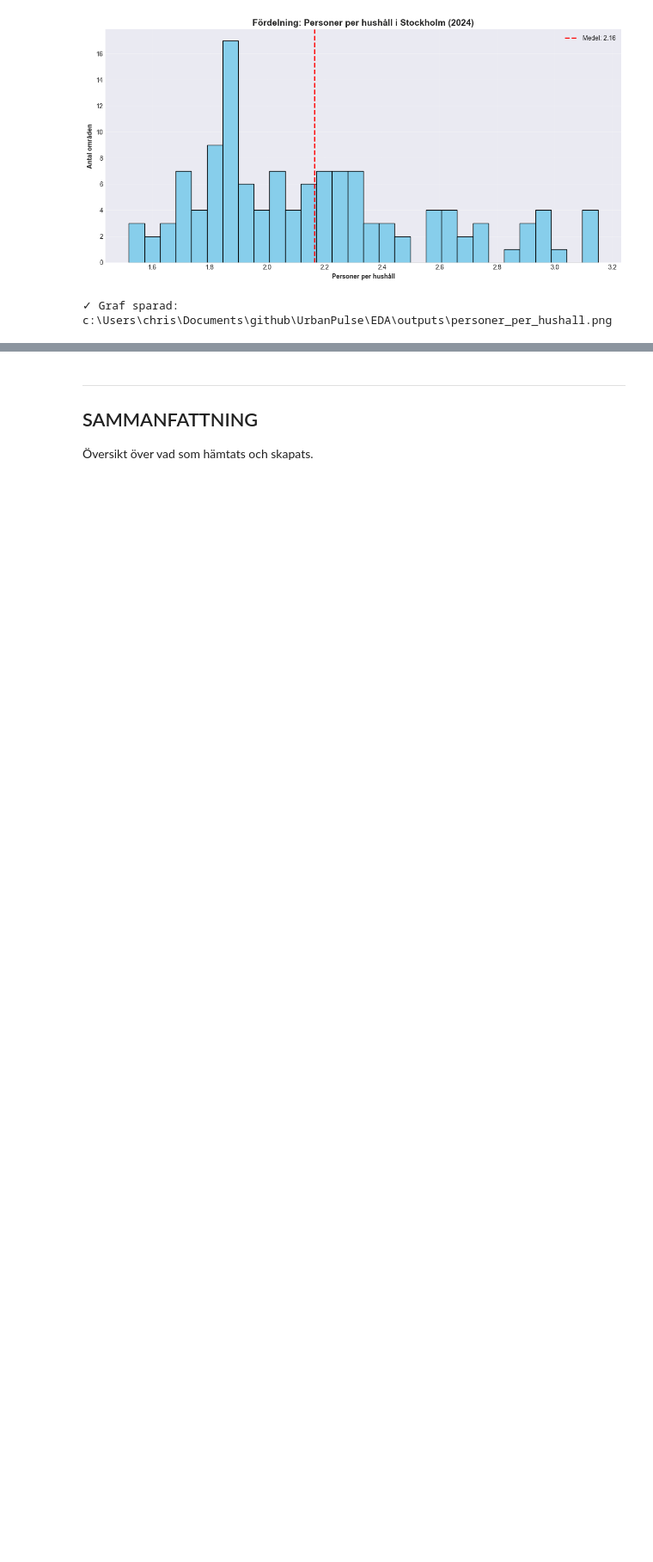
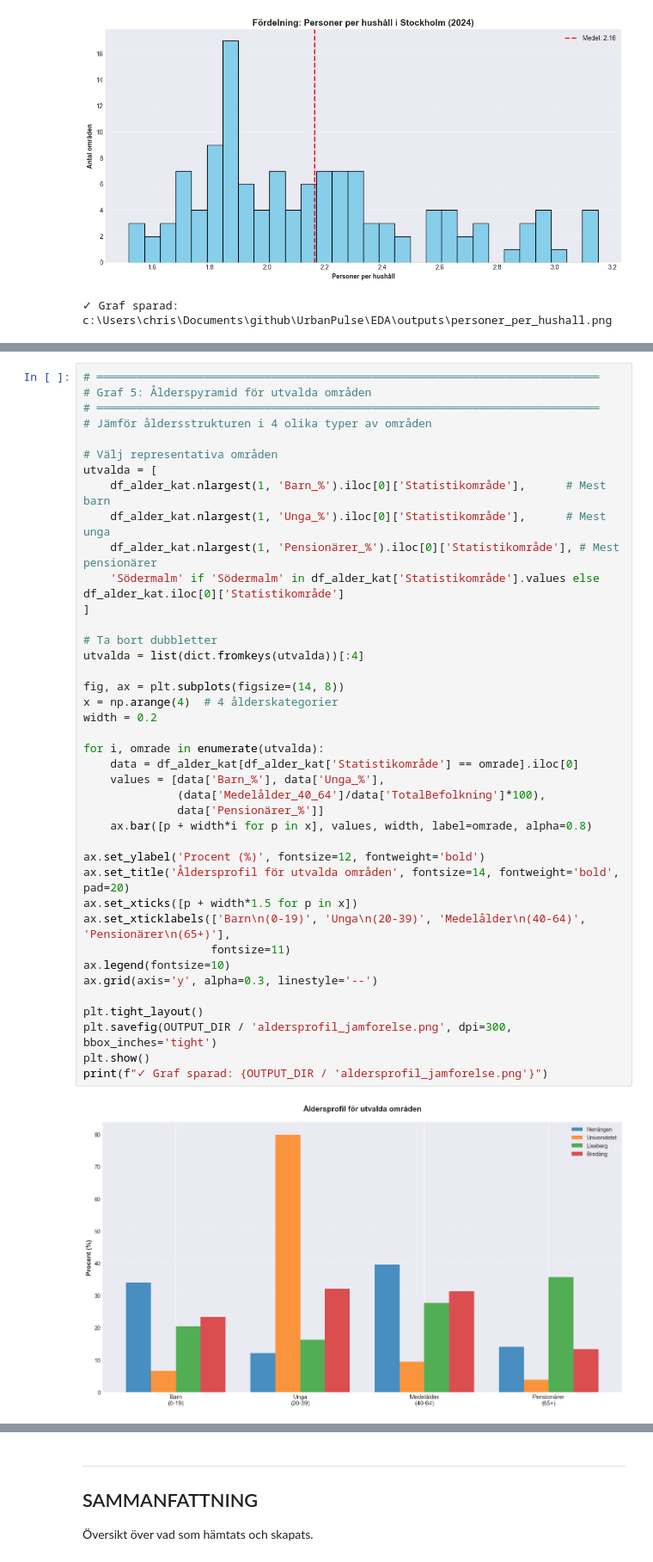
Before and after one commit to cactus-commits/UrbanPulse, a Jupyter notebook: EDA/christoffer_eda_scb_api_test.ipynb, the cells around one changed output, grey strips where cells are left out. Shown at 86% size. Saved outputs shown, nothing was run; the diff lists cells and outputs as text; blank space fills up the shorter version.

```diff
--- a/EDA/christoffer_eda_scb_api_test.ipynb
+++ b/EDA/christoffer_eda_scb_api_test.ipynb
@@ -892,0 +1007,42 @@ print(f"✓ Graf sparad: {OUTPUT_DIR / 'personer_per_hushall.png'}")
+# %%
+# ═══════════════════════════════════════════════════════════════════════════
+# Graf 5: Ålderspyramid för utvalda områden
+# ═══════════════════════════════════════════════════════════════════════════
+# Jämför åldersstrukturen i 4 olika typer av områden
+
+# Välj representativa områden
+utvalda = [
+    df_alder_kat.nlargest(1, 'Barn_%').iloc[0]['Statistikområde'],      # Mest barn
+    df_alder_kat.nlargest(1, 'Unga_%').iloc[0]['Statistikområde'],      # Mest unga
+    df_alder_kat.nlargest(1, 'Pensionärer_%').iloc[0]['Statistikområde'], # Mest pensionärer
+    'Södermalm' if 'Södermalm' in df_alder_kat['Statistikområde'].values else df_alder_kat.iloc[0]['Statistikområde']
+]
+
+# Ta bort dubbletter
+utvalda = list(dict.fromkeys(utvalda))[:4]
+
+fig, ax = plt.subplots(figsize=(14, 8))
+x = np.arange(4)  # 4 ålderskategorier
+width = 0.2
+
+for i, omrade in enumerate(utvalda):
+    data = df_alder_kat[df_alder_kat['Statistikområde'] == omrade].iloc[0]
+    values = [data['Barn_%'], data['Unga_%'],
+              (data['Medelålder_40_64']/data['TotalBefolkning']*100),
+              data['Pensionärer_%']]
+    ax.bar([p + width*i for p in x], values, width, label=omrade, alpha=0.8)
+
+ax.set_ylabel('Procent (%)', fontsize=12, fontweight='bold')
+ax.set_title('Åldersprofil för utvalda områden', fontsize=14, fontweight='bold', pad=20)
+ax.set_xticks([p + width*1.5 for p in x])
+ax.set_xticklabels(['Barn\n(0-19)', 'Unga\n(20-39)', 'Medelålder\n(40-64)', 'Pensionärer\n(65+)'],
+                   fontsize=11)
+ax.legend(fontsize=10)
+ax.grid(axis='y', alpha=0.3, linestyle='--')
+
+plt.tight_layout()
+plt.savefig(OUTPUT_DIR / 'aldersprofil_jamforelse.png', dpi=300, bbox_inches='tight')
+plt.show()
+print(f"✓ Graf sparad: {OUTPUT_DIR / 'aldersprofil_jamforelse.png'}")
+# %% [output]
+[figure, added]
```
Also changed, not shown: parts of 6 cells of this notebook, 10 other files.
